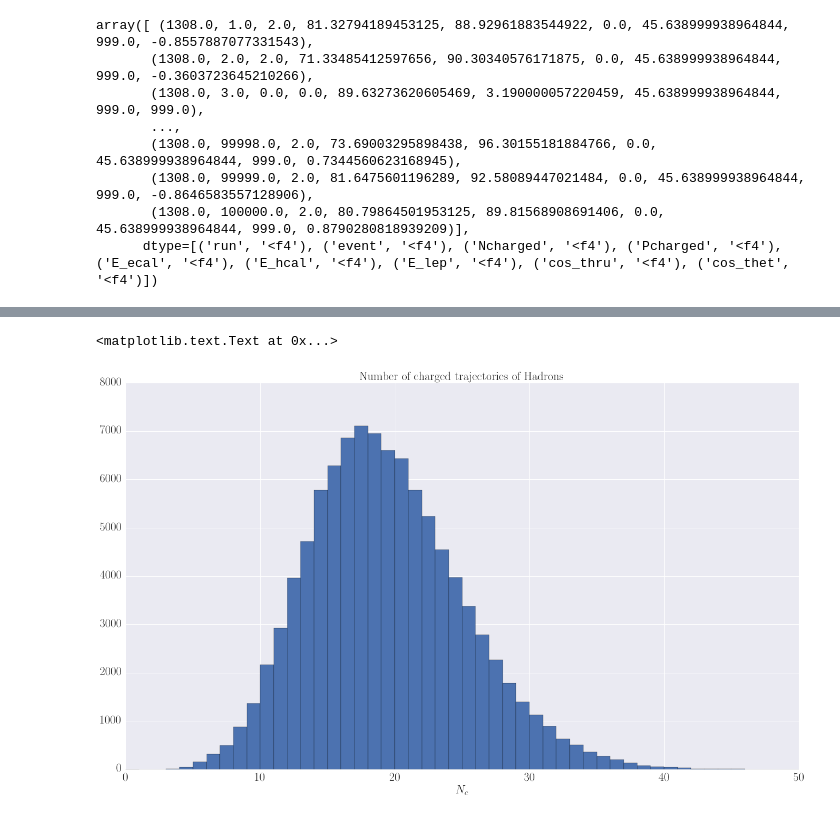
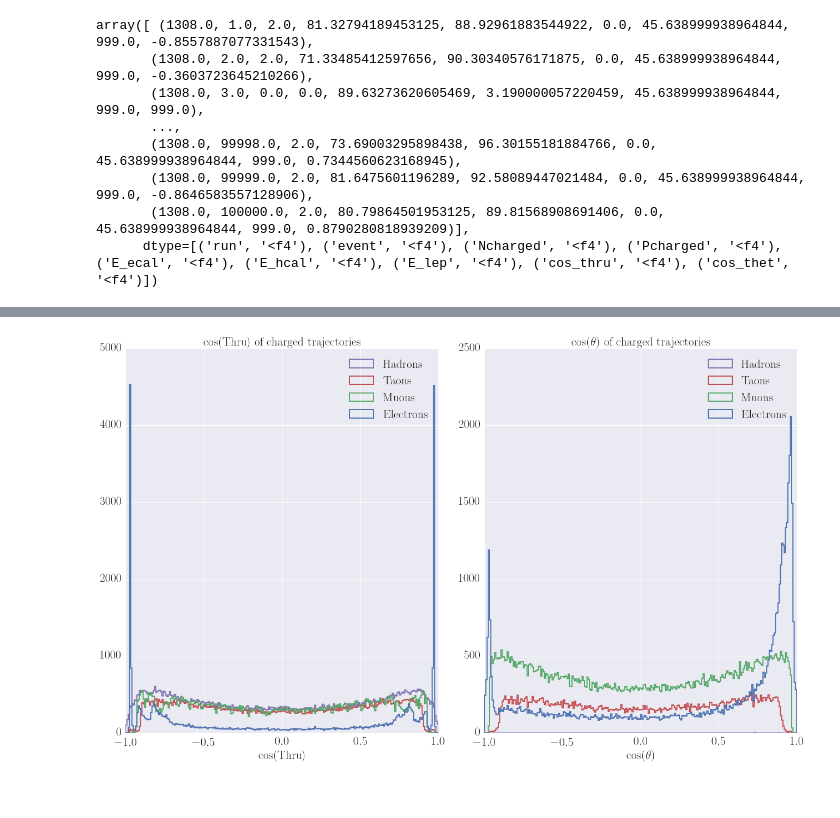
Before and after one commit to Bondzio/fp, a Jupyter notebook: Z0/analysis/Montecarlo_data.ipynb, the cells around one changed output, grey strips where cells are left out. Saved outputs shown, nothing was run; the diff lists cells and outputs as text; code cells hidden in the pictures.

```diff
--- a/Z0/analysis/Montecarlo_data.ipynb
+++ b/Z0/analysis/Montecarlo_data.ipynb
@@ -76,10 +65,16 @@ ax1.legend(["Electrons","Muons","Taons"])
-# %%
-f , ax1= plt.subplots(1, 1)
-
-ax1.hist(qq["Ncharged"],50,range=(0,50))
-#ax1.hist([r["Ncharged"] for r in ff],50,histtype='bar',range=(0,50))
-ax1.set_title("Number of charged trajectories of Hadrons")
-ax1.set_xlabel("$N_c$")
-# %% [output]
-<matplotlib.text.Text at 0x...>
-[figure, removed]
+# %%
+f, (ax1,ax2) = plt.subplots(1, 2)
+
+ax1.hist([r["cos_thru"][r["cos_thru"] < 900] for r in ff],250, label=chars, histtype="step",linewidth=2)
+ax1.set_title("$\\cos(\\mathrm{Thru})$ of charged trajectories")
+ax1.set_xlabel("$\\cos(\\mathrm{Thru})$")
+ax1.legend()
+
+ax2.hist([r["cos_thet"][r["cos_thet"] < 900] for r in ff],250, label=chars, histtype="step",linewidth=2)
+ax2.set_title("$\\cos(\\theta)$ of charged trajectories")
+ax2.set_xlabel("$\\cos(\\theta)$")
+ax2.legend()
+
+plt.show()
+# %% [output]
+[figure, added]
```
Also changed, not shown: parts of 4 cells of this notebook.
